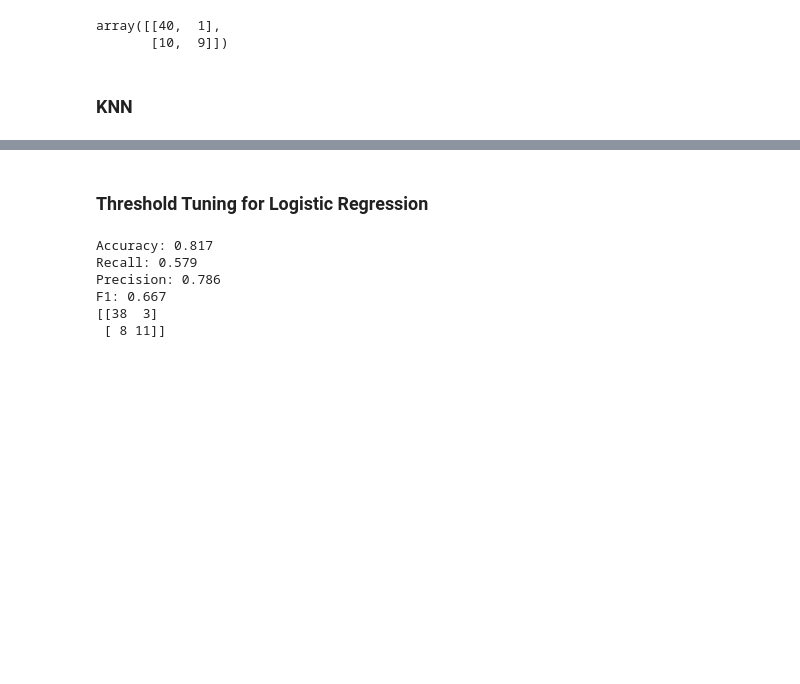
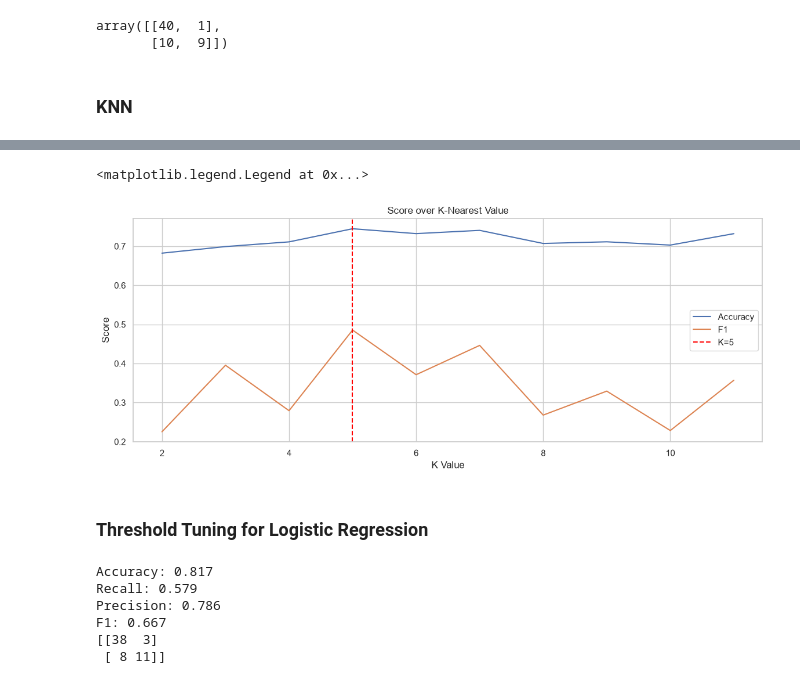
Before and after one commit to AlexZXu/data-science-learning, a Jupyter notebook: heart-failure-proj/heart_failure_nb.ipynb, the cells around one changed output, grey strips where cells are left out. Drawn from its saved outputs; the diff is of its cells as text; code cells hidden in the pictures; blank space fills up the shorter version.

```diff
--- a/heart-failure/heart_failure_nb.ipynb
+++ b/heart-failure-proj/heart_failure_nb.ipynb
@@ -359,5 +359,13 @@ knn_grid = GridSearchCV(
         "model__n_neighbors": [2, 3, 4, 5, 6, 7, 8, 9, 10, 11]
     }],
     cv=5,
-    refit=""
+    scoring=[
+        "accuracy", "f1"
+    ],
+    refit="f1"
 )
+
+knn_grid.fit(X_train, y_train)
+print(knn_grid.best_params_)
+knn_res = pd.DataFrame(knn_grid.cv_results_)
+knn_res.head(3)
@@ -364,3 +379,22 @@ knn_grid = GridSearchCV(
+# %%
+k_acc = knn_res["mean_test_accuracy"]
+k_f1 = knn_res["mean_test_f1"]
+
+k_acc.index = [i + 2 for i in k_acc.index]
+k_f1.index = [i + 2 for i in k_f1.index]
+
+fig, axes = plt.subplots(figsize=(14, 5))
+axes.plot(k_acc, label="Accuracy")
+axes.plot(k_f1, label="F1")
+axes.set_xlabel("K Value")
+axes.axvline(x=5, linestyle="--", color="red", label="K=5 (ideal)")
+
+axes.set_ylabel("Score")
+axes.set_title("Score over K-Nearest Value")
+axes.legend()
+# %% [output]
+<matplotlib.legend.Legend at 0x...>
+[figure, added]
 # %% [markdown]
 ### Threshold Tuning for Logistic Regression
 # %%
```
Also changed, not shown: parts of 2 cells of this notebook, 1 other file.
